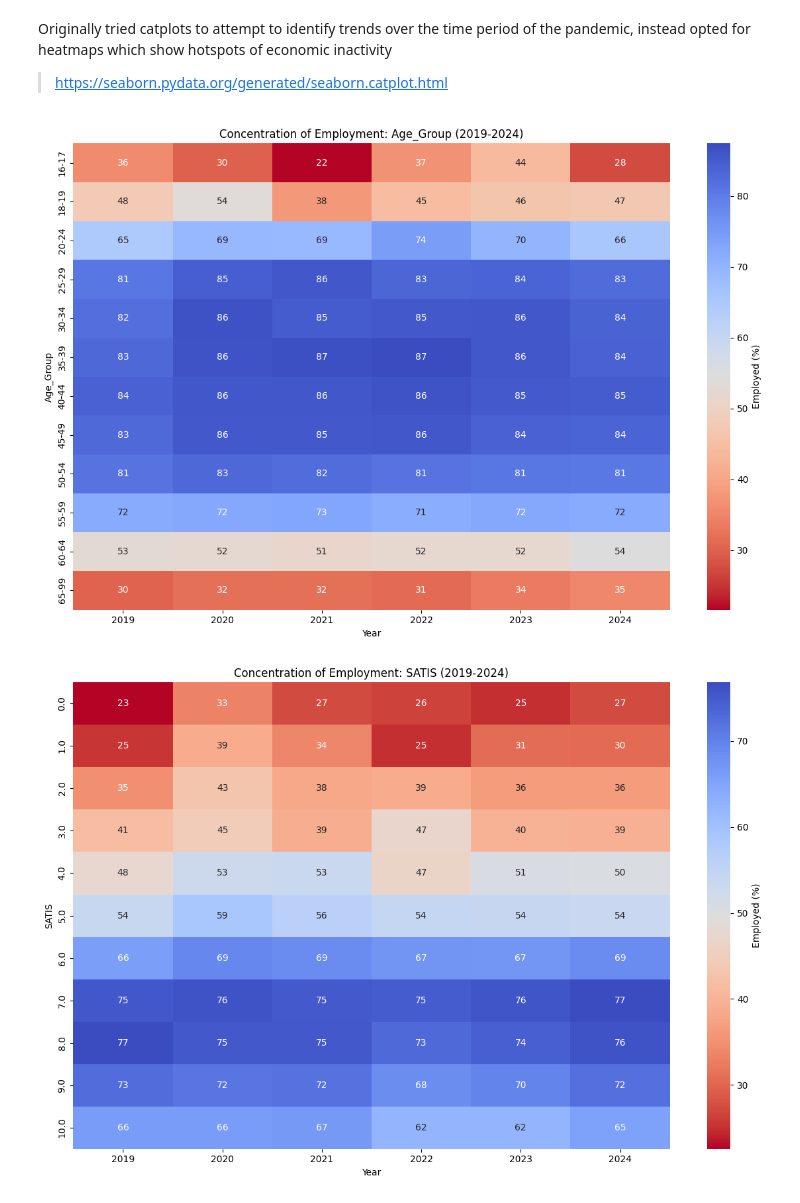
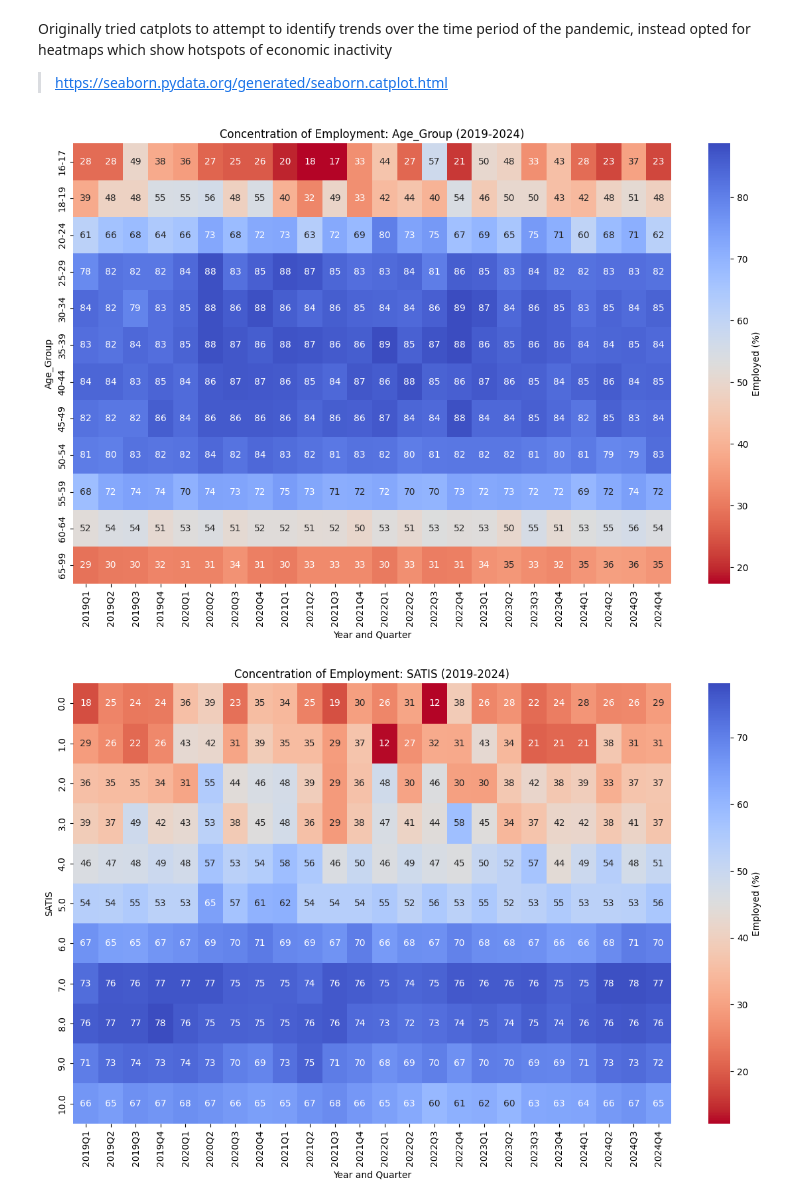
Before and after one commit to corey-richardson/comp3008-cw2, a Jupyter notebook: notebook.ipynb, the cells around one changed output. Saved outputs shown, nothing was run; the diff lists cells and outputs as text; code cells hidden in the pictures.

Commit message:
Heatmap updates; QUARTER_PERIOD updates

```diff
--- a/notebook.ipynb
+++ b/notebook.ipynb
@@ -612,7 +612,7 @@ Predict if someone is employed, unemployed or inactive.
 # %%
 # As I'm predicting employment status, I can't use any features that are dependent on employment
 # Instead, focus on demographics/education/health/region
-class_columns = ["INECAC05", "AAGE", "EDAGEBAND", "DISEA", "HIQUL_Unified", "MARSTA", "SEX", "TEN1", "FILEYEAR", "COUNTRY", "SATIS"]
+class_columns = ["INECAC05", "AAGE", "EDAGEBAND", "DISEA", "HIQUL_Unified", "MARSTA", "SEX", "TEN1", "FILEYEAR", "COUNTRY", "SATIS", "QUARTER_PERIOD"]
 df_classes = df_combined[class_columns].dropna()
 # %%
 def bin_economic_status(val):
@@ -682,6 +681,6 @@ plt.show()
 # %%
 # Five "most important" features for determining if someone is in work, plus the year to determine the affects of the pandemic over time
-focuses = ["AAGE", "SATIS", "HIQUL_Unified", "TEN1", "DISEA", "FILEYEAR", "SEX"]
+focuses = ["AAGE", "SATIS", "HIQUL_Unified", "TEN1", "DISEA", "FILEYEAR", "SEX", "QUARTER_PERIOD"]
 # %%
 df_plot = df_classes[focuses + ["Status_Grouped"]].dropna(subset=["Status_Grouped"]).copy()
 
@@ -751,27 +750,47 @@ Originally tried catplots to attempt to identify trends over the time period of
 
 > https://seaborn.pydata.org/generated/seaborn.catplot.html
 # %%
+all_stats = []
+
 for feature in ["Age_Group", "SATIS", "Highest_Qualifaction", "Accommodation", "Current_Disability"]:
 
-    ppt_df = (df_plot.groupby(["FILEYEAR", feature])["Status_Grouped"]
+    ppt_df = (df_plot.groupby(["QUARTER_PERIOD", feature])["Status_Grouped"]
                .value_counts(normalize=True)
                .mul(100)
                .reset_index(name="percentage"))
 
     heatmap_data = ppt_df[ppt_df["Status_Grouped"] == "Employed"]
 
-    pivot_table = heatmap_data.pivot(index=feature, columns="FILEYEAR", values="percentage")
+    pivot_table = heatmap_data.pivot(index=feature, columns="QUARTER_PERIOD", values="percentage")
+
+    stats = pd.DataFrame({
+        "Feature": feature,
+        "Group": pivot_table.index,
+        "Mean_Emp_%": pivot_table.mean(axis=1),
+        "Std_Dev": pivot_table.std(axis=1),
+        "Min": pivot_table.min(axis=1),
+        "Max": pivot_table.max(axis=1),
+        "Range": pivot_table.max(axis=1) - pivot_table.min(axis=1)
+    }).reset_index(drop=True)
+
+    all_stats.append(stats)
 
     plt.figure(figsize=(12, 8))
     sns.heatmap(pivot_table, annot=True, cbar_kws={"label": "Employed (%)"}, cmap="coolwarm_r")
 
     plt.title(f"Concentration of Employment: {feature} (2019-2024)")
-    plt.xlabel("Year")
+    plt.xlabel("Year and Quarter")
     plt.ylabel(feature)
 
     plt.tight_layout()
     plt.savefig(f"graphs/heatmap_{feature}.png", dpi=300)
     plt.show()
+
+df_statistical_summary = pd.concat(all_stats, ignore_index=True)
+print("\nMost Volatile Groups (by Standard Deviation):")
+print(df_statistical_summary.sort_values(by="Std_Dev", ascending=False).head(10).round(2))
+print("\nMost Stable Groups (by Standard Deviation):")
+print(df_statistical_summary.sort_values(by="Std_Dev", ascending=True).head(10).round(2))
 # %% [output]
-[figure, old version]
+[figure, new version]
-[figure, old version]
+[figure, new version]
```
Also changed, not shown: parts of 4 cells of this notebook, 2 other files.
